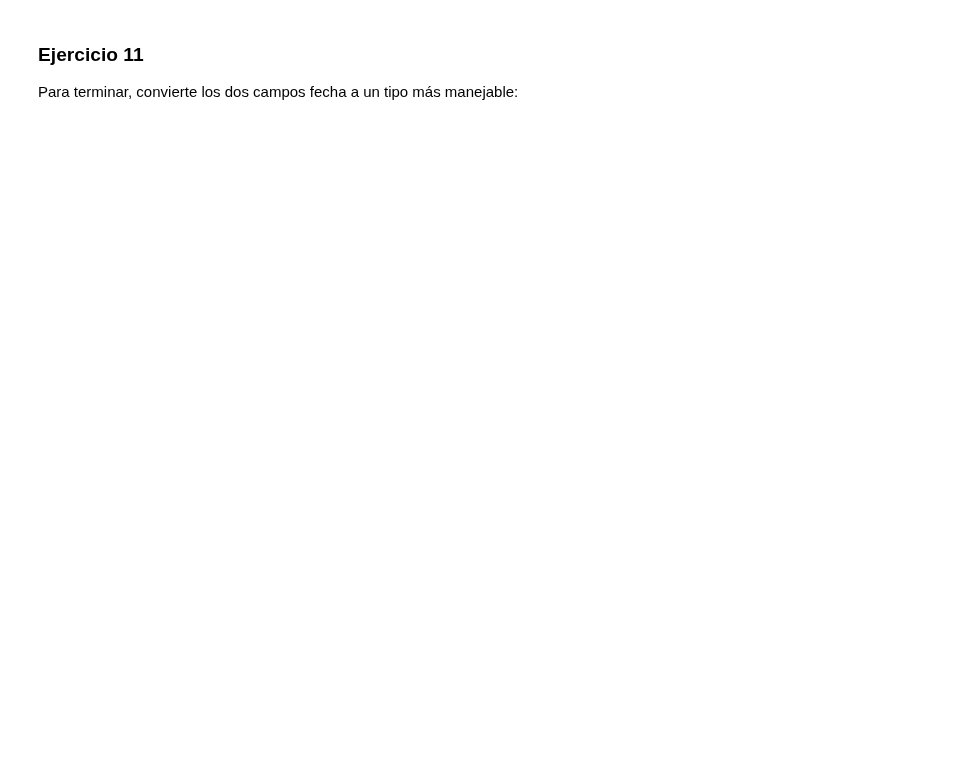
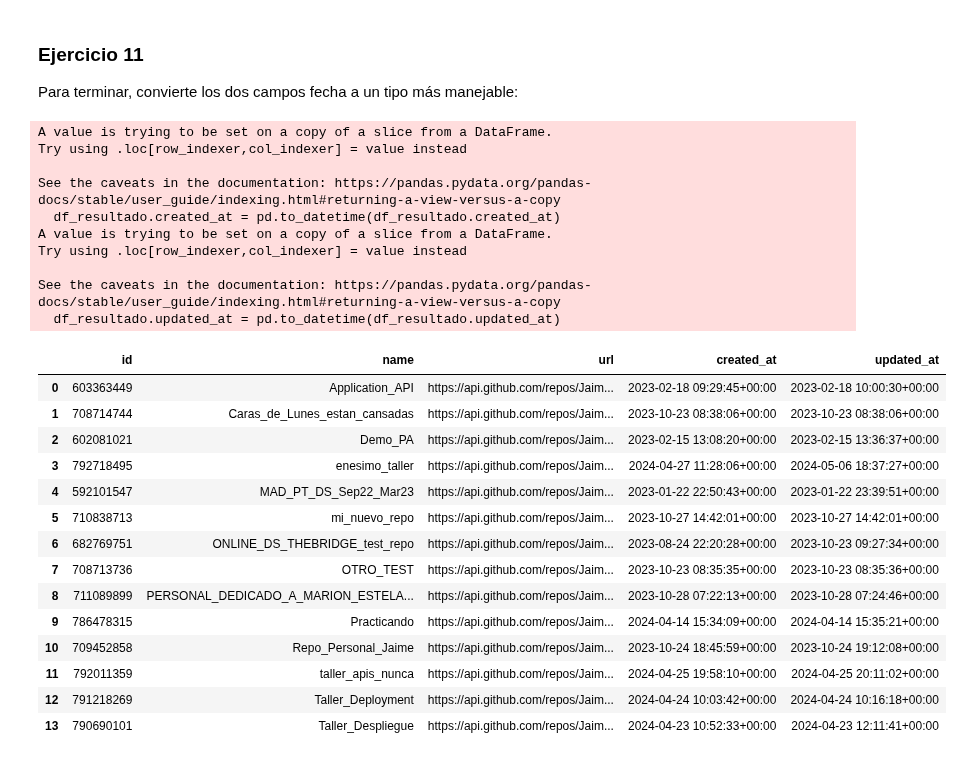
Before and after one commit to vrieraj/ONLINE_DS_THEBRIDGE_Ejercicios, a Jupyter notebook: Sprint_06/Unidad_02/Ejercicios_Workout/11_Ejercicio_APIs.ipynb, the cells around one changed output. Cells and saved outputs as stored; diff of their text form; code cells hidden in the pictures; blank space fills up the shorter version.

```diff
--- a/Sprint_06/Unidad_02/Ejercicios_Workout/11_Ejercicio_APIs.ipynb
+++ b/Sprint_06/Unidad_02/Ejercicios_Workout/11_Ejercicio_APIs.ipynb
@@ -114,3 +243,33 @@ Crea un `DataFrame` "df_resultado" que sea una copia de "df_repos" pero sólo co
 ### Ejercicio 11
 
 Para terminar, convierte los dos campos fecha a un tipo más manejable:
+# %%
+df_resultado.created_at = pd.to_datetime(df_resultado.created_at)
+df_resultado.updated_at = pd.to_datetime(df_resultado.updated_at)
+df_resultado
+# %% [output]
+A value is trying to be set on a copy of a slice from a DataFrame.
+Try using .loc[row_indexer,col_indexer] = value instead
+
+See the caveats in the documentation: https://pandas.pydata.org/pandas-docs/stable/user_guide/indexing.html#returning-a-view-versus-a-copy
+  df_resultado.created_at = pd.to_datetime(df_resultado.created_at)
+A value is trying to be set on a copy of a slice from a DataFrame.
+Try using .loc[row_indexer,col_indexer] = value instead
+
+See the caveats in the documentation: https://pandas.pydata.org/pandas-docs/stable/user_guide/indexing.html#returning-a-view-versus-a-copy
+  df_resultado.updated_at = pd.to_datetime(df_resultado.updated_at)
+|  | id | name | url | created_at | updated_at |
+| 0 | 603363449 | Application_API | https://api.github.com/repos/Jaim... | 2023-02-18 09:29:45+00:00 | 2023-02-18 10:00:30+00:00 |
+| 1 | 708714744 | Caras_de_Lunes_estan_cansadas | https://api.github.com/repos/Jaim... | 2023-10-23 08:38:06+00:00 | 2023-10-23 08:38:06+00:00 |
+| 2 | 602081021 | Demo_PA | https://api.github.com/repos/Jaim... | 2023-02-15 13:08:20+00:00 | 2023-02-15 13:36:37+00:00 |
+| 3 | 792718495 | enesimo_taller | https://api.github.com/repos/Jaim... | 2024-04-27 11:28:06+00:00 | 2024-05-06 18:37:27+00:00 |
+| 4 | 592101547 | MAD_PT_DS_Sep22_Mar23 | https://api.github.com/repos/Jaim... | 2023-01-22 22:50:43+00:00 | 2023-01-22 23:39:51+00:00 |
+| 5 | 710838713 | mi_nuevo_repo | https://api.github.com/repos/Jaim... | 2023-10-27 14:42:01+00:00 | 2023-10-27 14:42:01+00:00 |
+| 6 | 682769751 | ONLINE_DS_THEBRIDGE_test_repo | https://api.github.com/repos/Jaim... | 2023-08-24 22:20:28+00:00 | 2023-10-23 09:27:34+00:00 |
+| 7 | 708713736 | OTRO_TEST | https://api.github.com/repos/Jaim... | 2023-10-23 08:35:35+00:00 | 2023-10-23 08:35:36+00:00 |
+| 8 | 711089899 | PERSONAL_DEDICADO_A_MARION_ESTELA... | https://api.github.com/repos/Jaim... | 2023-10-28 07:22:13+00:00 | 2023-10-28 07:24:46+00:00 |
+| 9 | 786478315 | Practicando | https://api.github.com/repos/Jaim... | 2024-04-14 15:34:09+00:00 | 2024-04-14 15:35:21+00:00 |
+| 10 | 709452858 | Repo_Personal_Jaime | https://api.github.com/repos/Jaim... | 2023-10-24 18:45:59+00:00 | 2023-10-24 19:12:08+00:00 |
+| 11 | 792011359 | taller_apis_nunca | https://api.github.com/repos/Jaim... | 2024-04-25 19:58:10+00:00 | 2024-04-25 20:11:02+00:00 |
+| 12 | 791218269 | Taller_Deployment | https://api.github.com/repos/Jaim... | 2024-04-24 10:03:42+00:00 | 2024-04-24 10:16:18+00:00 |
+| 13 | 790690101 | Taller_Despliegue | https://api.github.com/repos/Jaim... | 2024-04-23 10:52:33+00:00 | 2024-04-23 12:11:41+00:00 |
```
Also changed, not shown: parts of 16 cells of this notebook.
